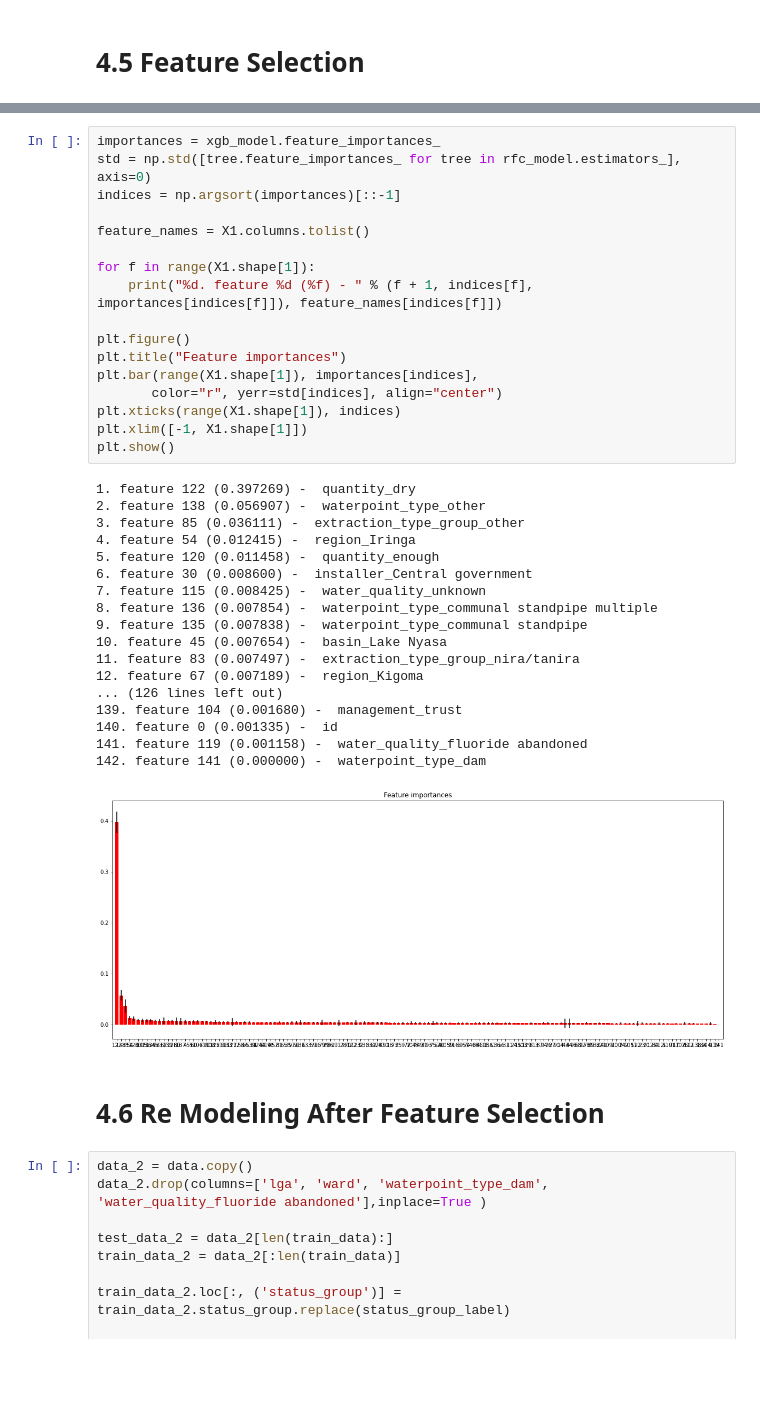
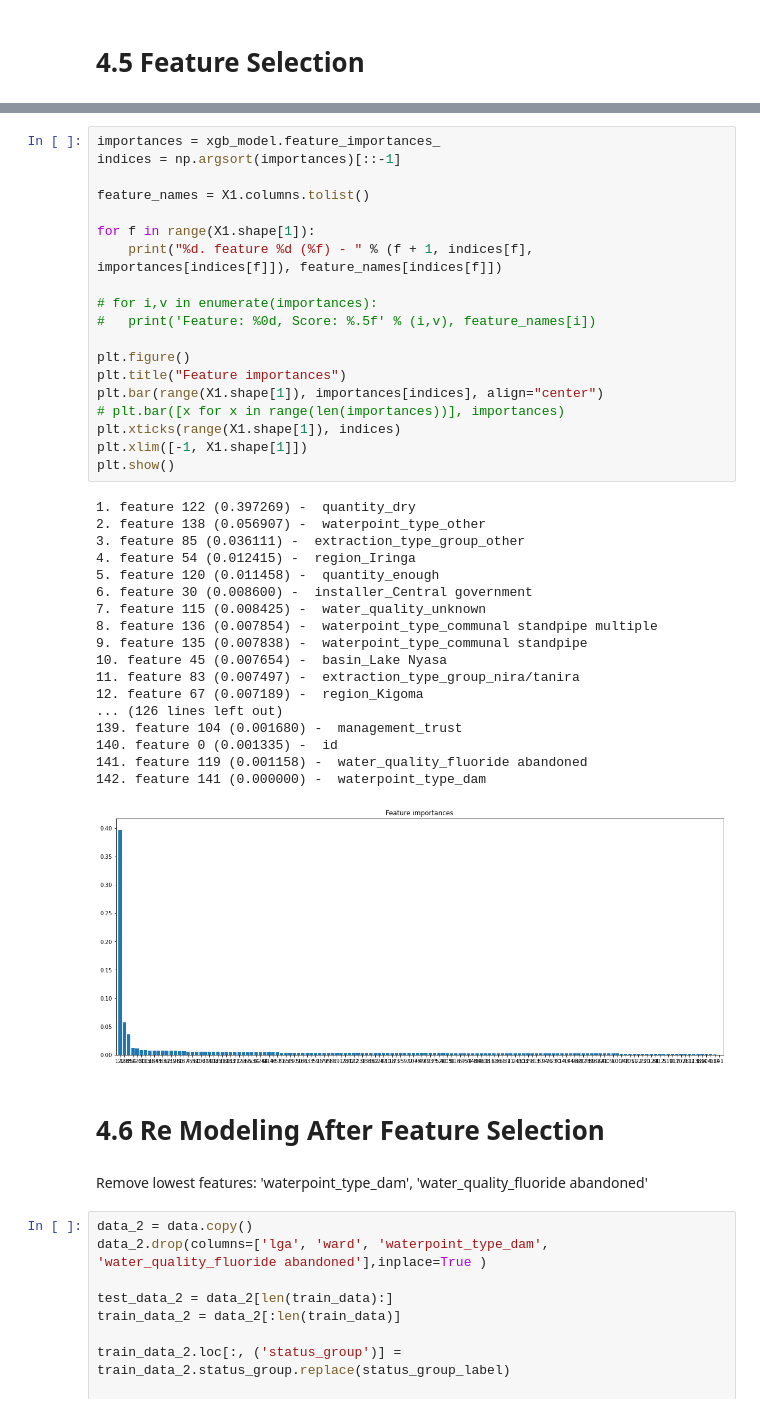
Before and after one commit to hemakaraveenhansika/pump-it-up, a Jupyter notebook: pump-it-up.ipynb, the cells around one changed output, grey strips where cells are left out. Saved outputs shown, nothing was run; the diff lists cells and outputs as text; blank space fills up the shorter version.

```diff
--- a/pump-it-up.ipynb
+++ b/pump-it-up.ipynb
@@ -1230,41 +1200,45 @@ X1.columns.tolist()
 # %%
 importances = xgb_model.feature_importances_
-std = np.std([tree.feature_importances_ for tree in rfc_model.estimators_], axis=0)
 indices = np.argsort(importances)[::-1]
 
 feature_names = X1.columns.tolist()
 
 for f in range(X1.shape[1]):
     print("%d. feature %d (%f) - " % (f + 1, indices[f], importances[indices[f]]), feature_names[indices[f]])
 
+# for i,v in enumerate(importances):
+# 	print('Feature: %0d, Score: %.5f' % (i,v), feature_names[i])
+
 plt.figure()
 plt.title("Feature importances")
-plt.bar(range(X1.shape[1]), importances[indices],
-       color="r", yerr=std[indices], align="center")
+plt.bar(range(X1.shape[1]), importances[indices], align="center")
+# plt.bar([x for x in range(len(importances))], importances)
 plt.xticks(range(X1.shape[1]), indices)
 plt.xlim([-1, X1.shape[1]])
 plt.show()
 # %% [output]
 1. feature 122 (0.397269) -  quantity_dry
 2. feature 138 (0.056907) -  waterpoint_type_other
 3. feature 85 (0.036111) -  extraction_type_group_other
 4. feature 54 (0.012415) -  region_Iringa
 5. feature 120 (0.011458) -  quantity_enough
 6. feature 30 (0.008600) -  installer_Central government
 7. feature 115 (0.008425) -  water_quality_unknown
 8. feature 136 (0.007854) -  waterpoint_type_communal standpipe multiple
 9. feature 135 (0.007838) -  waterpoint_type_communal standpipe
 10. feature 45 (0.007654) -  basin_Lake Nyasa
 11. feature 83 (0.007497) -  extraction_type_group_nira/tanira
 12. feature 67 (0.007189) -  region_Kigoma
 ... (126 lines left out)
 139. feature 104 (0.001680) -  management_trust
 140. feature 0 (0.001335) -  id
 141. feature 119 (0.001158) -  water_quality_fluoride abandoned
 142. feature 141 (0.000000) -  waterpoint_type_dam
-[figure, old version]
+[figure, new version]
 # %% [markdown]
 # 4.6 Re Modeling After Feature Selection
+# %% [markdown]
+Remove lowest features: 'waterpoint_type_dam', 'water_quality_fluoride abandoned'
 # %%
 data_2 = data.copy()
 data_2.drop(columns=['lga', 'ward', 'waterpoint_type_dam', 'water_quality_fluoride abandoned'],inplace=True )
```
Also changed, not shown: parts of 22 cells of this notebook.
